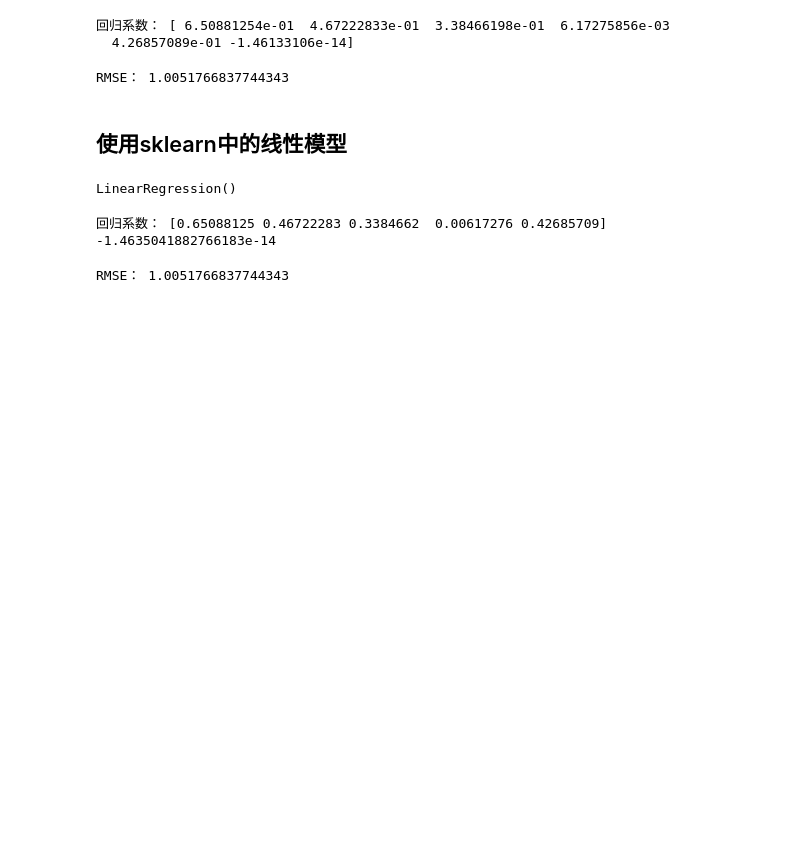
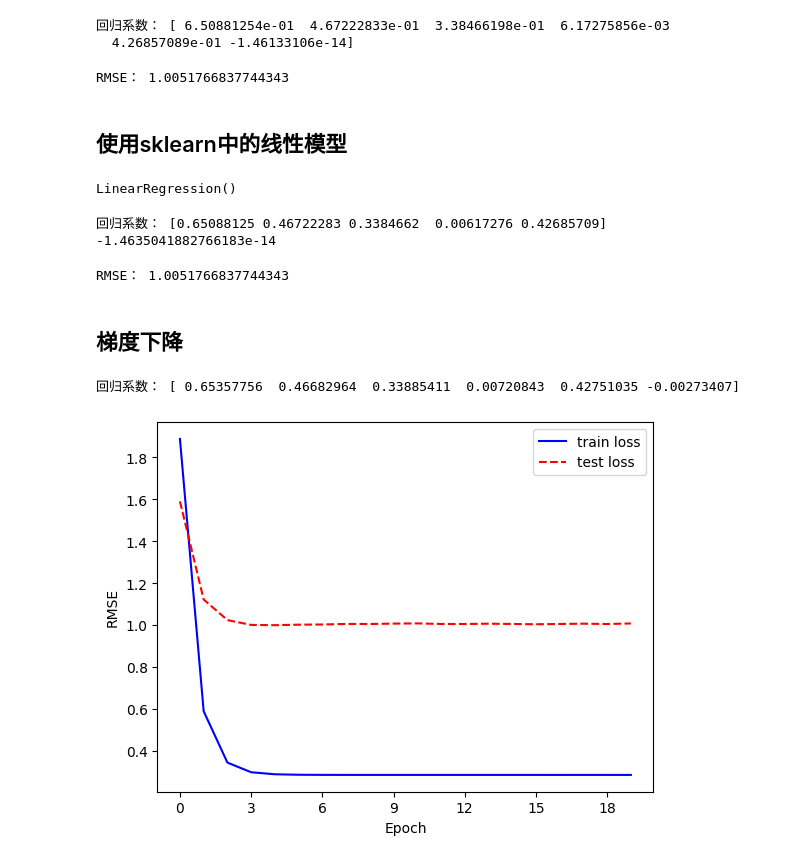
Before and after one commit to Rephilo/homl, a Jupyter notebook: chapter4/linear_regression.ipynb, the cells around one changed output. Drawn from its saved outputs; the diff is of its cells as text; code cells hidden in the pictures; blank space fills up the shorter version.

```diff
--- a/chapter4/linear_regression.ipynb
+++ b/chapter4/linear_regression.ipynb
@@ -77,3 +77,82 @@ rmse_test = np.sqrt(np.square(y_test - y_pred).mean())
 print('RMSE：', rmse_loss)
 # %% [output]
 RMSE： 1.0051766837744343
+# %% [markdown]
+## 梯度下降
+# %%
+# 该函数每次返回大小为batch_size的批量
+# x和y分别为输入和标签
+# 若shuffle = True，则每次遍历时会将数据重新随机划分
+def batch_generator(x, y, batch_size, shuffle=True):
+    # 批量计数器
+    batch_count = 0
+    if shuffle:
+        # 随机生成0到len(x)-1的下标
+        idx = np.random.permutation(len(x))
+        x = x[idx]
+        y = y[idx]
+    while True:
+        start = batch_count * batch_size
+        end = min(start + batch_size, len(x))
+        if start >= end:
+            # 已经遍历一遍，结束生成
+            break
+        batch_count += 1
+        yield x[start: end], y[start: end]
+# %%
+def SGD(num_epoch, learning_rate, batch_size):
+    # 拼接原始矩阵
+    X = np.concatenate([x_train, np.ones((len(x_train), 1))], axis=-1)
+    X_test = np.concatenate([x_test, np.ones((len(x_test), 1))], axis=-1)
+    # 随机初始化参数
+    theta = np.random.normal(size=X.shape[1])
+
+    # 随机梯度下降
+    # 为了观察迭代过程，我们记录每一次迭代后在训练集和测试集上的均方根误差
+    train_losses = []
+    test_losses = []
+    for i in range(num_epoch):
+        # 初始化批量生成器
+        batch_g = batch_generator(X, y_train, batch_size, shuffle=True)
+        train_loss = 0
+        for x_batch, y_batch in batch_g:
+            # 计算梯度
+            grad = x_batch.T @ (x_batch @ theta - y_batch)
+            # 更新参数
+            theta = theta - learning_rate * grad / len(x_batch)
+            # 累加平方误差
+            train_loss += np.square(x_batch @ theta - y_batch).sum()
+        # 计算训练和测试误差
+        train_loss = np.sqrt(train_loss / len(X))
+        train_losses.append(train_loss)
+        test_loss = np.sqrt(np.square(X_test @ theta - y_test).mean())
+        test_losses.append(test_loss)
+
+    # 输出结果，绘制训练曲线
+    print('回归系数：', theta)
+    return theta, train_losses, test_losses
+
+# 设置迭代次数，学习率与批量大小
+num_epoch = 20
+learning_rate = 0.01
+batch_size = 32
+# 设置随机种子
+np.random.seed(0)
+
+_, train_losses, test_losses = SGD(num_epoch, learning_rate, batch_size)
+
+# 将损失函数关于运行次数的关系制图，可以看到损失函数先一直保持下降，之后趋于平稳
+plt.plot(np.arange(num_epoch), train_losses, color='blue',
+    label='train loss')
+plt.plot(np.arange(num_epoch), test_losses, color='red',
+    ls='--', label='test loss')
+# 由于epoch是整数，这里把图中的横坐标也设置为整数
+# 该步骤也可以省略
+plt.gca().xaxis.set_major_locator(MaxNLocator(integer=True))
+plt.xlabel('Epoch')
+plt.ylabel('RMSE')
+plt.legend()
+plt.show()
+# %% [output]
+回归系数： [ 0.65357756  0.46682964  0.33885411  0.00720843  0.42751035 -0.00273407]
+[figure, added]
```
